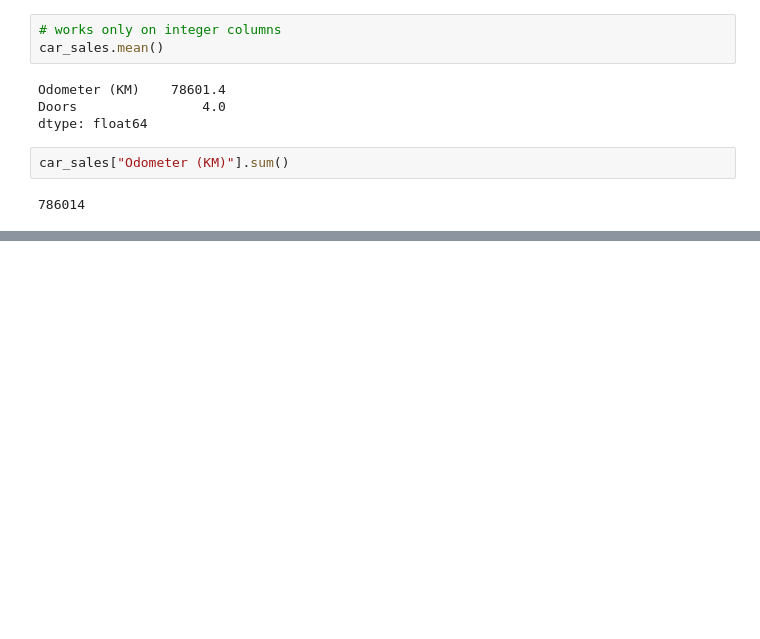
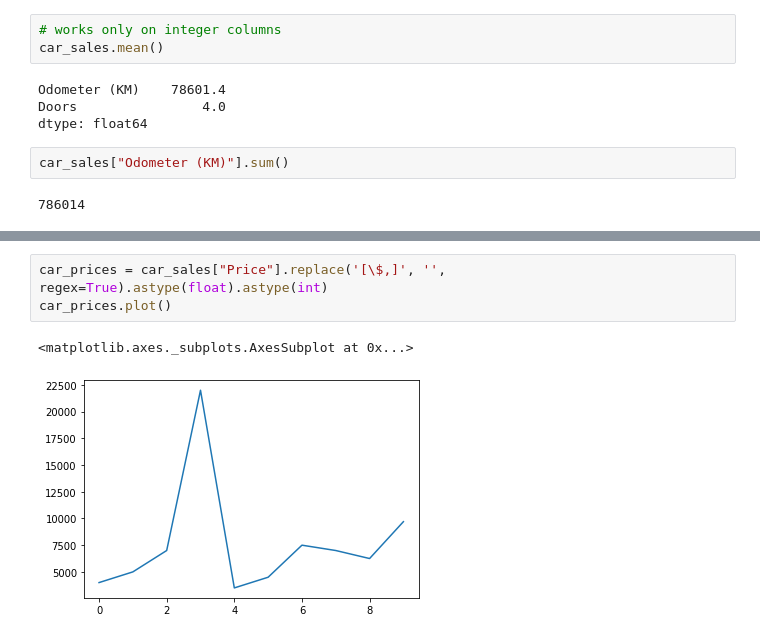
Before and after one commit to alexanderluna/python, a Jupyter notebook: Jupyter/001_data_science_setup/002 Introduction to Pandas.ipynb, the cells around one changed output, grey strips where cells are left out. Drawn from its saved outputs; the diff is of its cells as text; blank space fills up the shorter version.

```diff
--- a/Jupyter/001_data_science_setup/002 Introduction to Pandas.ipynb
+++ b/Jupyter/001_data_science_setup/002 Introduction to Pandas.ipynb
@@ -130,0 +235,6 @@ car_sales["Odometer (KM)"].sum()
+# %%
+car_prices = car_sales["Price"].replace('[\$,]', '', regex=True).astype(float).astype(int)
+car_prices.plot()
+# %% [output]
+<matplotlib.axes._subplots.AxesSubplot at 0x...>
+[figure, added]
```
Also changed, not shown: parts of 15 cells of this notebook.
